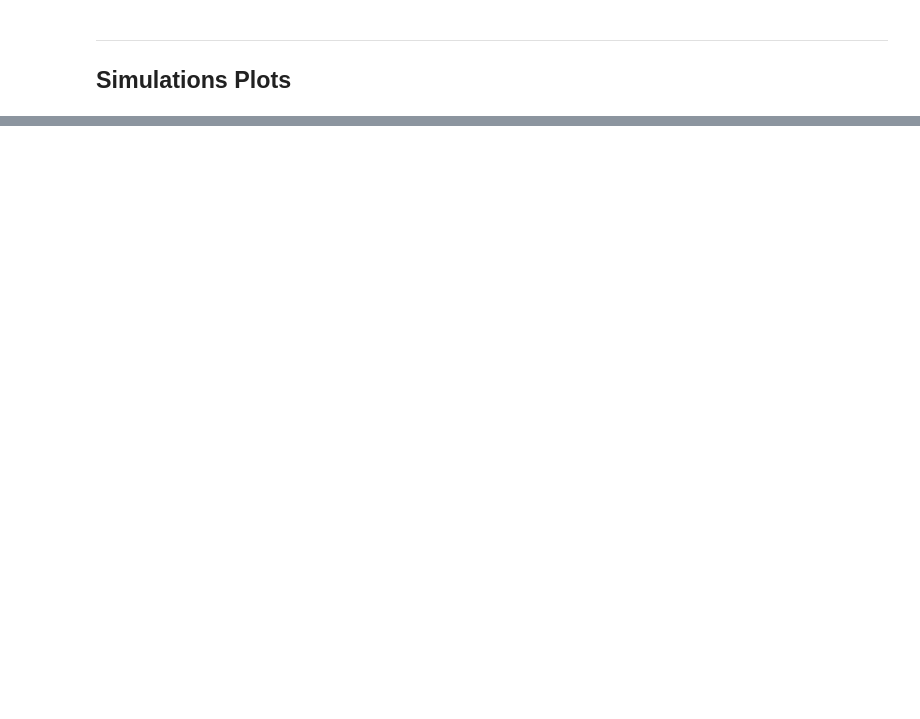
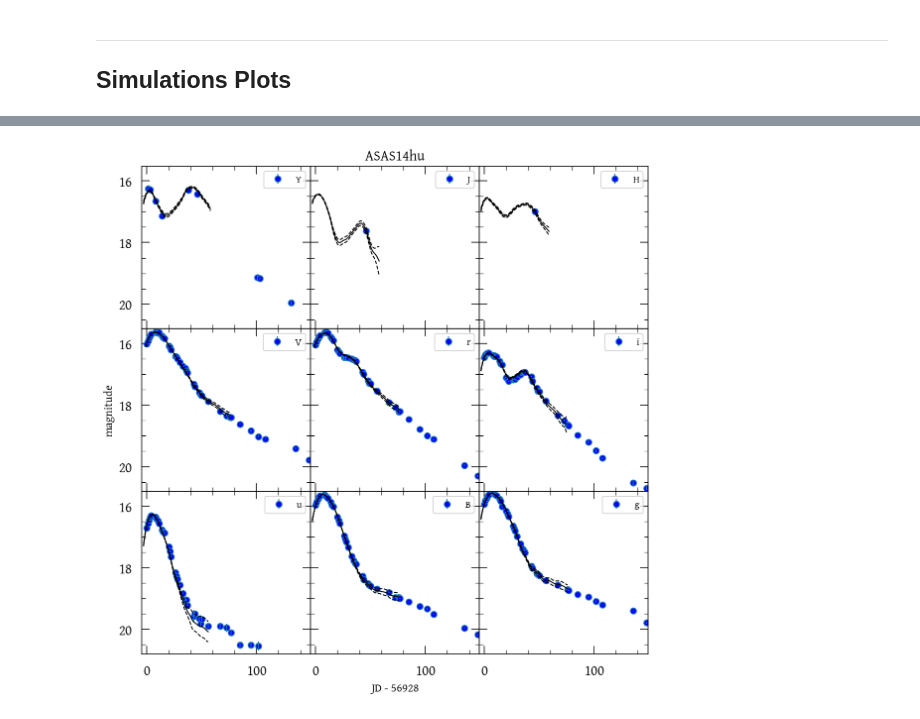
Before and after one commit to HOSTFLOWS/flows_sims, a Jupyter notebook: paper_plots.ipynb, the cells around one changed output, grey strips where cells are left out. Saved outputs shown, nothing was run; the diff lists cells and outputs as text; code cells hidden in the pictures; blank space fills up the shorter version.

```diff
--- a/paper_plots.ipynb
+++ b/paper_plots.ipynb
@@ -129,0 +522,4 @@ ___
+# %%
+sn.fit()
+# %% [output]
+[figure, added]
```
Also changed, not shown: parts of 9 cells of this notebook, 5 other files.
